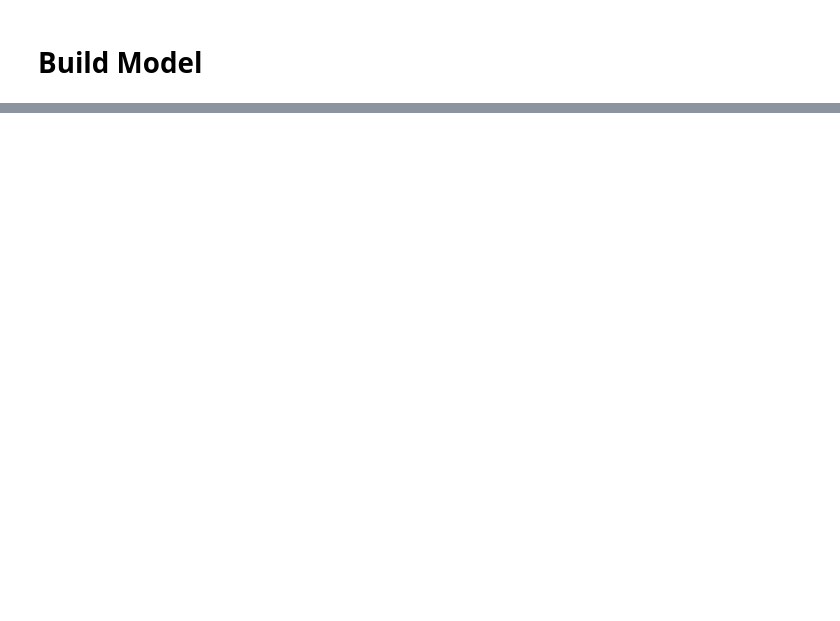
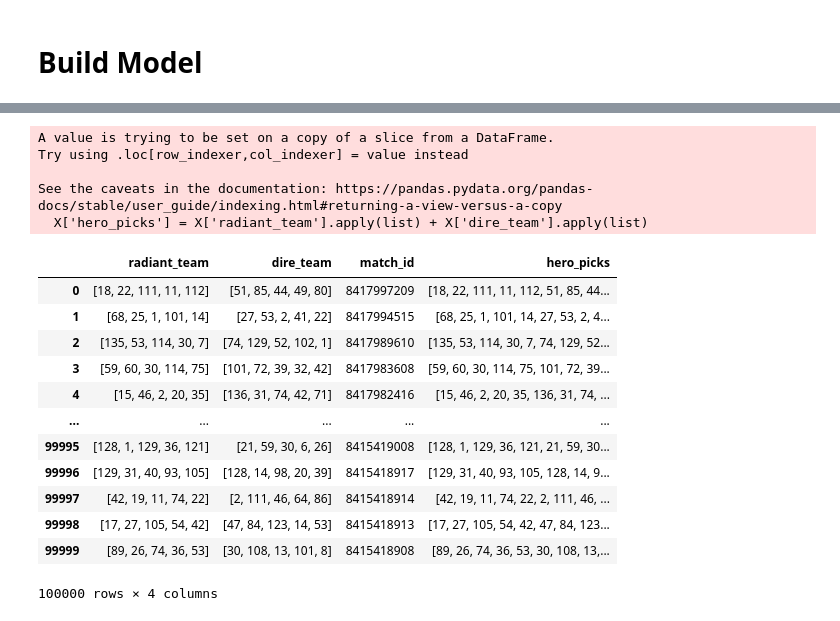
Before and after one commit to Haochen92/dota2pred, a Jupyter notebook: model_factory/notebook/build_model.ipynb, the cells around one changed output, grey strips where cells are left out. Saved outputs shown, nothing was run; the diff lists cells and outputs as text; code cells hidden in the pictures; blank space fills up the shorter version.

```diff
--- a/model_factory/notebook/build_model.ipynb
+++ b/model_factory/notebook/build_model.ipynb
@@ -268,0 +292,22 @@ except Exception as e:
+# %%
+X['hero_picks'] = X['radiant_team'].apply(list) + X['dire_team'].apply(list)
+X
+# %% [output]
+A value is trying to be set on a copy of a slice from a DataFrame.
+Try using .loc[row_indexer,col_indexer] = value instead
+
+See the caveats in the documentation: https://pandas.pydata.org/pandas-docs/stable/user_guide/indexing.html#returning-a-view-versus-a-copy
+  X['hero_picks'] = X['radiant_team'].apply(list) + X['dire_team'].apply(list)
+|  | radiant_team | dire_team | match_id | hero_picks |
+| 0 | [18, 22, 111, 11, 112] | [51, 85, 44, 49, 80] | 8417997209 | [18, 22, 111, 11, 112, 51, 85, 44... |
+| 1 | [68, 25, 1, 101, 14] | [27, 53, 2, 41, 22] | 8417994515 | [68, 25, 1, 101, 14, 27, 53, 2, 4... |
+| 2 | [135, 53, 114, 30, 7] | [74, 129, 52, 102, 1] | 8417989610 | [135, 53, 114, 30, 7, 74, 129, 52... |
+| 3 | [59, 60, 30, 114, 75] | [101, 72, 39, 32, 42] | 8417983608 | [59, 60, 30, 114, 75, 101, 72, 39... |
+| 4 | [15, 46, 2, 20, 35] | [136, 31, 74, 42, 71] | 8417982416 | [15, 46, 2, 20, 35, 136, 31, 74, ... |
+| ... | ... | ... | ... | ... |
+| 99995 | [128, 1, 129, 36, 121] | [21, 59, 30, 6, 26] | 8415419008 | [128, 1, 129, 36, 121, 21, 59, 30... |
+| 99996 | [129, 31, 40, 93, 105] | [128, 14, 98, 20, 39] | 8415418917 | [129, 31, 40, 93, 105, 128, 14, 9... |
+| 99997 | [42, 19, 11, 74, 22] | [2, 111, 46, 64, 86] | 8415418914 | [42, 19, 11, 74, 22, 2, 111, 46, ... |
+| 99998 | [17, 27, 105, 54, 42] | [47, 84, 123, 14, 53] | 8415418913 | [17, 27, 105, 54, 42, 47, 84, 123... |
+| 99999 | [89, 26, 74, 36, 53] | [30, 108, 13, 101, 8] | 8415418908 | [89, 26, 74, 36, 53, 30, 108, 13,... |
+100000 rows × 4 columns
```
Also changed, not shown: parts of 37 cells of this notebook.
